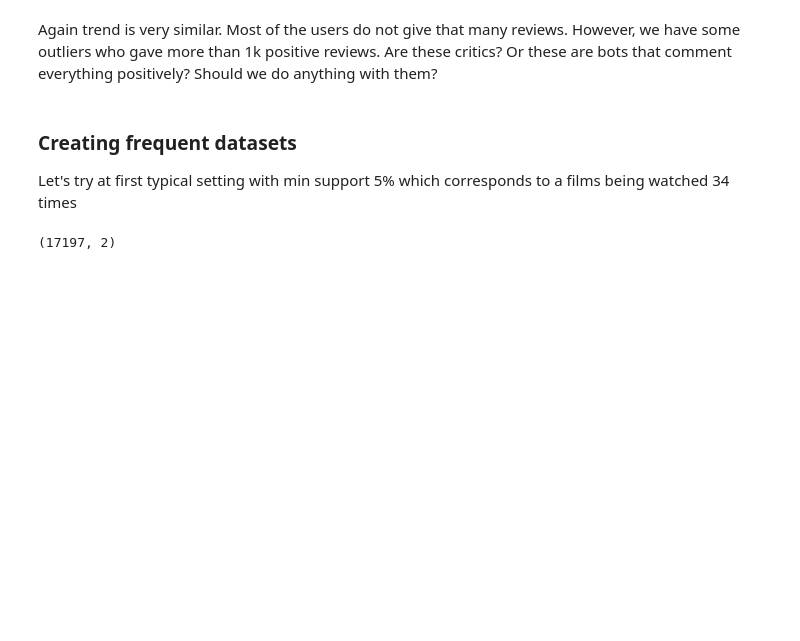
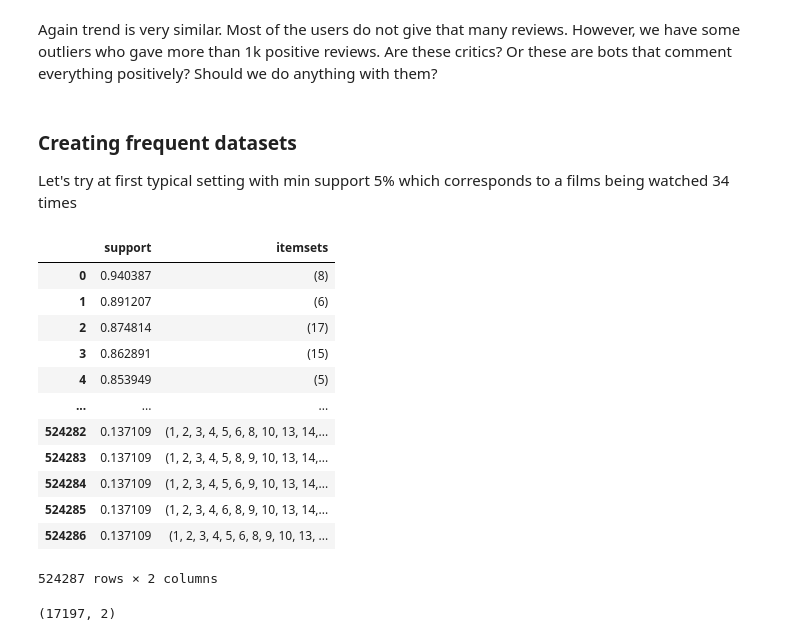
Before and after one commit to SebChw/Data-Mining, a Jupyter notebook: movies_recommender.ipynb, the cells around one changed output. Cells and saved outputs as stored; diff of their text form; code cells hidden in the pictures; blank space fills up the shorter version.

```diff
--- a/movies_recommender.ipynb
+++ b/movies_recommender.ipynb
@@ -122,6 +125,22 @@ Again trend is very similar. Most of the users do not give that many reviews. Ho
 Let's try at first typical setting with min support 5% which corresponds to a films being watched 34 times
 # %%
 frequent_itemsets = fpgrowth(df, min_support=0.05, use_colnames=True) #fpgrowth is much faster than apriori
+# %%
+frequent_itemsets
+# %% [output]
+|  | support | itemsets |
+| 0 | 0.940387 | (8) |
+| 1 | 0.891207 | (6) |
+| 2 | 0.874814 | (17) |
+| 3 | 0.862891 | (15) |
+| 4 | 0.853949 | (5) |
+| ... | ... | ... |
+| 524282 | 0.137109 | (1, 2, 3, 4, 5, 6, 8, 10, 13, 14,... |
+| 524283 | 0.137109 | (1, 2, 3, 4, 5, 8, 9, 10, 13, 14,... |
+| 524284 | 0.137109 | (1, 2, 3, 4, 5, 6, 9, 10, 13, 14,... |
+| 524285 | 0.137109 | (1, 2, 3, 4, 6, 8, 9, 10, 13, 14,... |
+| 524286 | 0.137109 | (1, 2, 3, 4, 5, 6, 8, 9, 10, 13, ... |
+524287 rows × 2 columns
 # %%
 frequent_itemsets.shape
 # %% [output]
```
Also changed, not shown: parts of 49 cells of this notebook.
